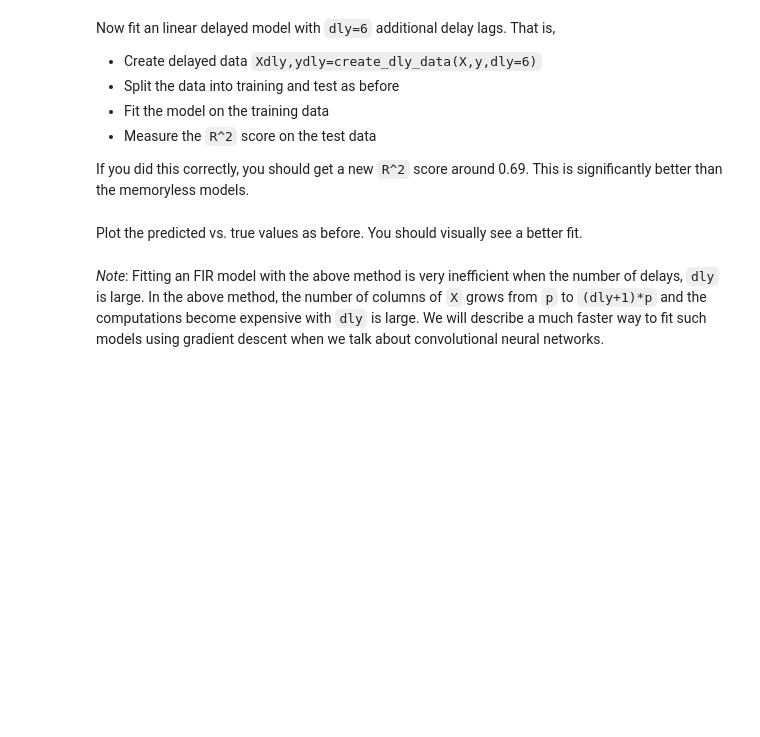
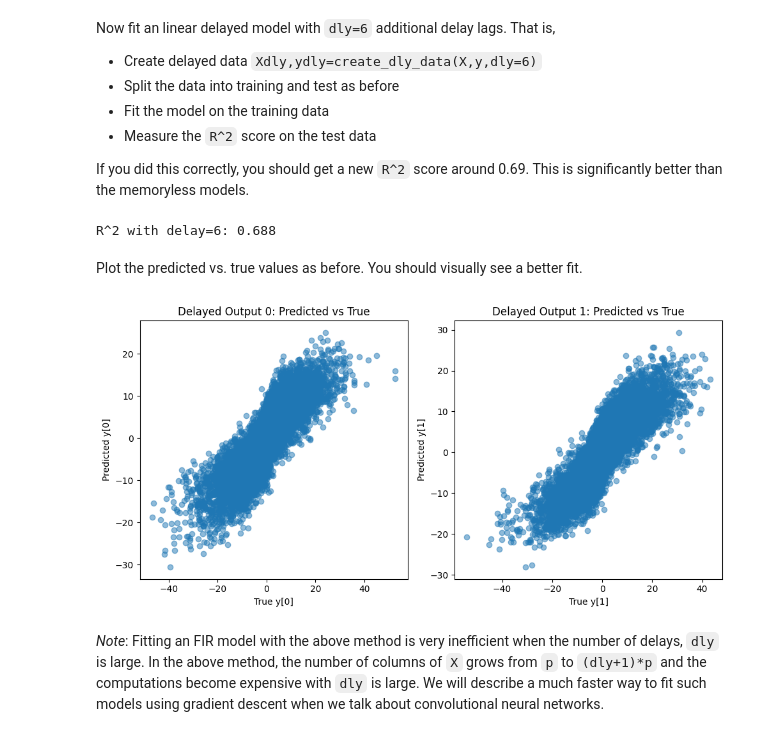
Before and after one commit to rsandu1/MachineLearningLab2, a Jupyter notebook: lab_neural_partial.ipynb, the cells around one changed output. Cells and saved outputs as stored; diff of their text form; code cells hidden in the pictures; blank space fills up the shorter version.

```diff
--- a/lab_neural_partial.ipynb
+++ b/lab_neural_partial.ipynb
@@ -127,6 +165,15 @@ def create_dly_data(X,y,dly):
     # Xdly = ...
     # ydly = ...
 
+    n_samples, n_features = X.shape
+    n_samples_dly = n_samples - dly
+
+    Xdly = np.zeros((n_samples_dly, (dly + 1) * n_features))
+    for i in range(dly + 1):
+        Xdly[:, i * n_features:(i + 1) * n_features] = X[i:n_samples_dly + i, :]
+
+    ydly = y[dly:, :]
+
     return Xdly, ydly
 # %% [markdown]
 Now fit an linear delayed model with `dly=6` additional delay lags.  That is,
@@ -141,2 +186,19 @@ If you did this correctly, you should get a new `R^2` score around 0.69.  This i
+# %%
+# TODO
+# Create delayed data
+Xdly, ydly = create_dly_data(X, y, dly=6)
+
+# Split into training and test sets
+Xtr, Xts, ytr, yts = train_test_split(Xdly, ydly, test_size=0.33, random_state=42)
+
+# Fit model
+regr.fit(Xtr, ytr)
+
+# Predict and compute R^2
+yhat = regr.predict(Xts)
+rsq = r2_score(yts, yhat)
+print(f"R^2 with delay=6: {rsq:.3f}")
+# %% [output]
+R^2 with delay=6: 0.688
 # %% [markdown]
 Plot the predicted vs. true values as before. You should visually see a better fit.
@@ -145,3 +205,18 @@ Plot the predicted vs. true values as before. You should visually see a better f
+# %%
+# TODO
+plt.figure(figsize=(10, 5))
+
+for i in range(2):
+    plt.subplot(1, 2, i + 1)
+    plt.scatter(yts[:, i], yhat[:, i], alpha=0.5)
+    plt.xlabel(f"True y[{i}]")
+    plt.ylabel(f"Predicted y[{i}]")
+    plt.title(f"Delayed Output {i}: Predicted vs True")
+
+plt.tight_layout()
+plt.show()
+# %% [output]
+[figure, added]
 # %% [markdown]
 *Note*:  Fitting an FIR model with the above method is very inefficient when the number of delays, `dly` is large.  In the above method, the number of columns of `X` grows from `p` to `(dly+1)*p` and the computations become expensive with `dly` is large.  We will describe a much faster way to fit such models using gradient descent when we talk about convolutional neural networks.
 # %% [markdown]
```
Also changed, not shown: parts of 20 cells of this notebook, 1 other file.
